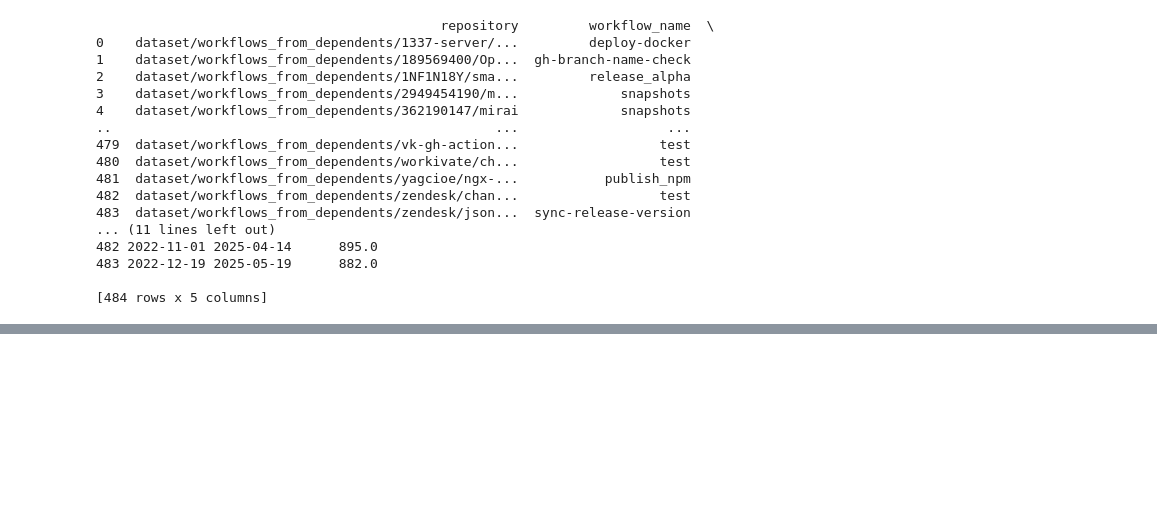
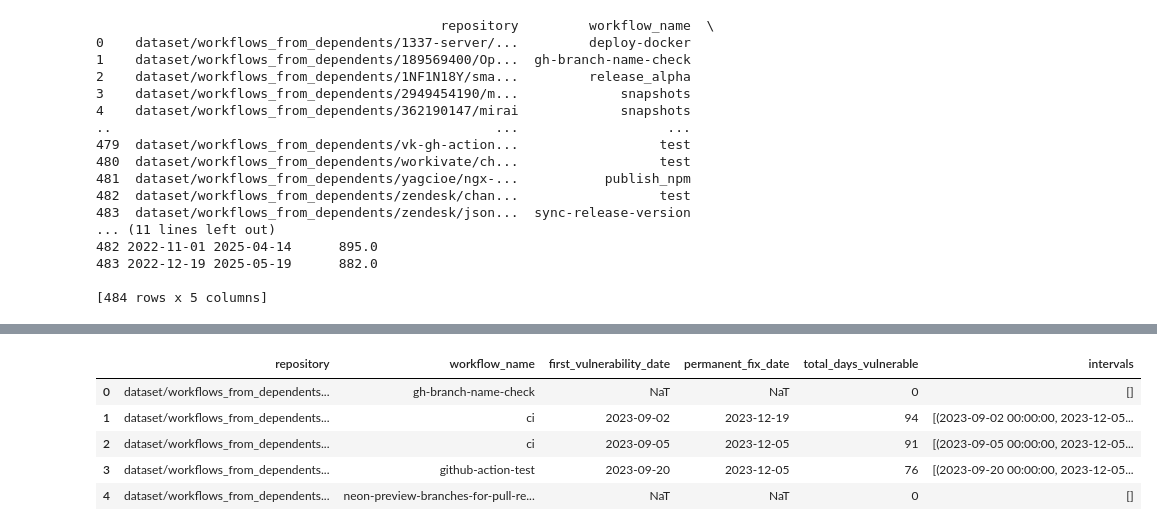
Before and after one commit to Vaibhav150123045/pipeline-level-analysis-main, a Jupyter notebook: analysis.ipynb, the cells around one changed output, grey strips where cells are left out. Drawn from its saved outputs; the diff is of its cells as text; code cells hidden in the pictures; blank space fills up the shorter version.

```diff
--- a/analysis.ipynb
+++ b/analysis.ipynb
@@ -928,0 +973,14 @@ result.to_csv("vuln-durations.csv", index=False)
+# %%
+# Ensure commit_datetime is sorted
+df_sorted = df_with_open_vulenrabilities.sort_values(["repository", "workflow_name", "commit_datetime"])
+
+# Pick the last commit for each (repository, workflow_name)
+final_state = df_sorted.groupby(["repository", "workflow_name"]).tail(1)
+
+# Now separate into two categories
+vulnerable_at_end = final_state[final_state["is_vulnerable"] == True]
+not_vulnerable_at_end = final_state[final_state["is_vulnerable"] == False]
+# %%
+vulnerable_combinations = vulnerable_at_end[["repository", "workflow_name"]].values.tolist()
+
+not_vulnerable_combinations = not_vulnerable_at_end[["repository", "workflow_name"]].values.tolist()
@@ -928,0 +993,13 @@ result.to_csv("vuln-durations.csv", index=False)
+# %%
+# Convert combinations into a MultiIndex
+vul_idx = pd.MultiIndex.from_tuples(vulnerable_combinations, names=["repository", "workflow_name"])
+not_vul_idx = pd.MultiIndex.from_tuples(not_vulnerable_combinations, names=["repository", "workflow_name"])
+
+# Set df index to the same columns
+df_indexed = df_with_open_vulenrabilities.set_index(["repository", "workflow_name"])
+
+# Extract rows matching vulnerable combinations
+df_vulnerable = df_indexed.loc[df_indexed.index.isin(vul_idx)].reset_index()
+
+# Extract rows matching non-vulnerable combinations
+df_not_vulnerable = df_indexed.loc[df_indexed.index.isin(not_vul_idx)].reset_index()
@@ -928,0 +1115,15 @@ result.to_csv("vuln-durations.csv", index=False)
+# %%
+summary_df = (
+    df_not_vulnerable.groupby(["repository", "workflow_name"])
+      .apply(analyze_vulnerability_period)
+      .reset_index()
+)
+# %%
+summary_df.head()
+# %% [output]
+|  | repository | workflow_name | first_vulnerability_date | permanent_fix_date | total_days_vulnerable | intervals |
+| 0 | dataset/workflows_from_dependents... | gh-branch-name-check | NaT | NaT | 0 | [] |
+| 1 | dataset/workflows_from_dependents... | ci | 2023-09-02 | 2023-12-19 | 94 | [(2023-09-02 00:00:00, 2023-12-05... |
+| 2 | dataset/workflows_from_dependents... | ci | 2023-09-05 | 2023-12-05 | 91 | [(2023-09-05 00:00:00, 2023-12-05... |
+| 3 | dataset/workflows_from_dependents... | github-action-test | 2023-09-20 | 2023-12-05 | 76 | [(2023-09-20 00:00:00, 2023-12-05... |
+| 4 | dataset/workflows_from_dependents... | neon-preview-branches-for-pull-re... | NaT | NaT | 0 | [] |
```
Also changed, not shown: parts of 13 cells of this notebook.
